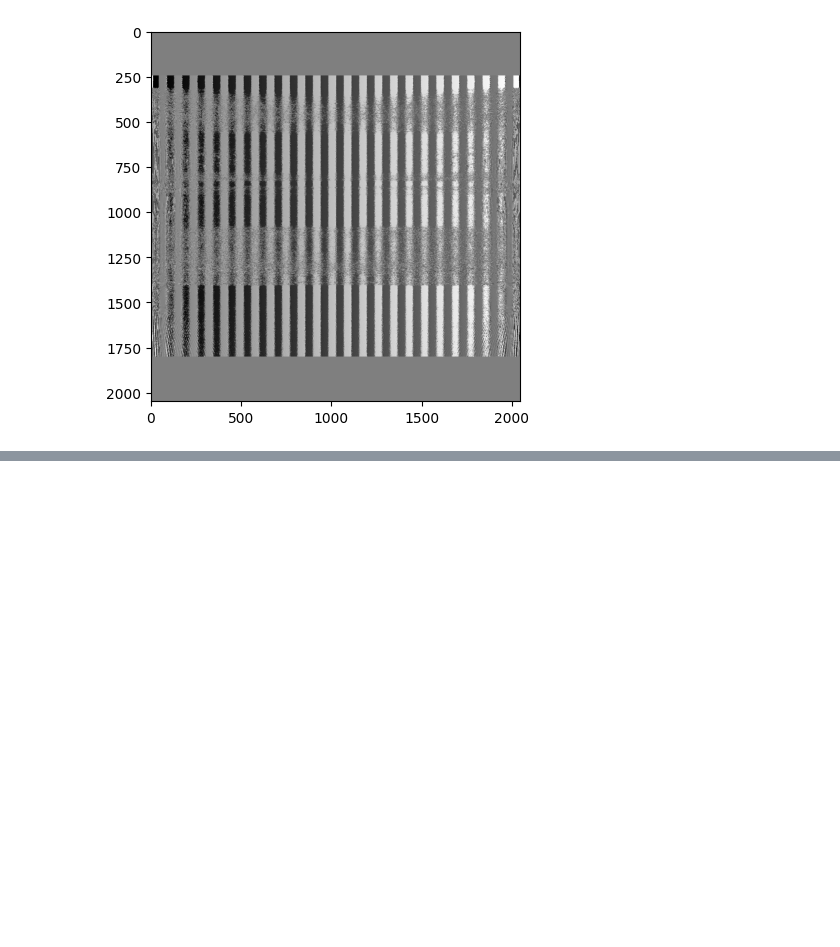
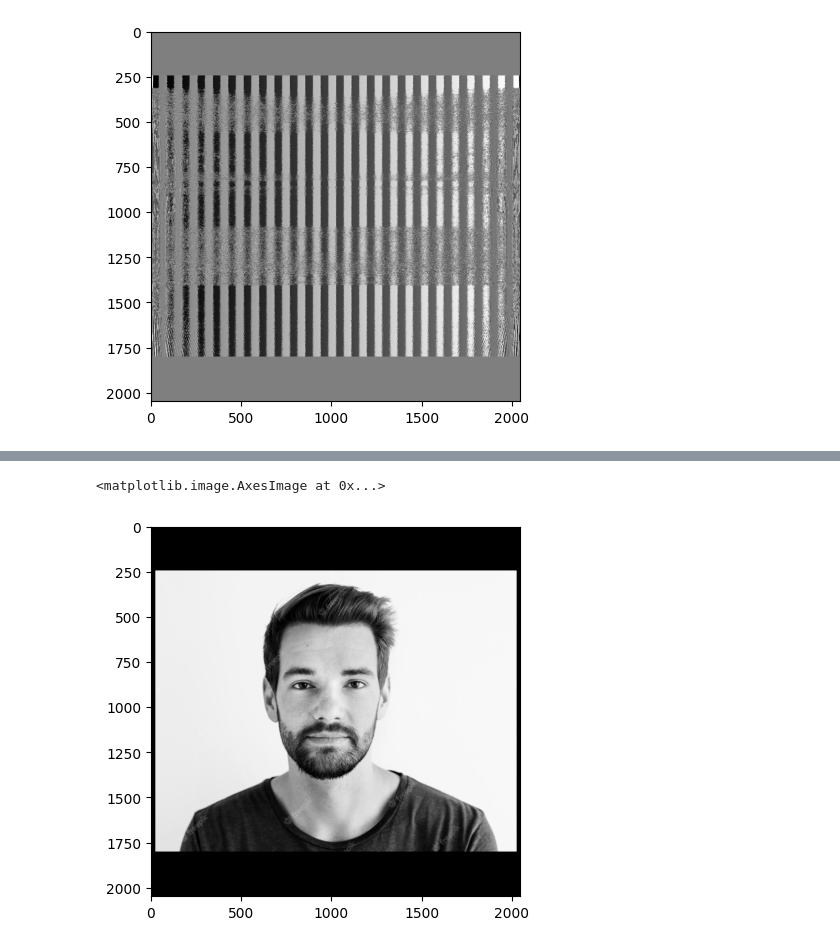
Before and after one commit to earthPerson-001/img-comp-FFT, a Jupyter notebook: ImgCompFFT.ipynb, the cells around one changed output, grey strips where cells are left out. Cells and saved outputs as stored; diff of their text form; code cells hidden in the pictures; blank space fills up the shorter version.

```diff
--- a/ImgCompFFT.ipynb
+++ b/ImgCompFFT.ipynb
@@ -114,0 +156,13 @@ plt.imshow(np.angle(transY),cmap="gray")
+# %%
+img = img / np.max(img) * 255
+# %%
+img = img.astype(np.uint8)
+# %%
+img_abs = np.abs(img)
+# %%
+img_norm = img_abs / img_abs.max()
+# %%
+plt.imshow(img_norm, cmap='gray')
+# %% [output]
+<matplotlib.image.AxesImage at 0x...>
+[figure, added]
```
Also changed, not shown: parts of 7 cells of this notebook.
